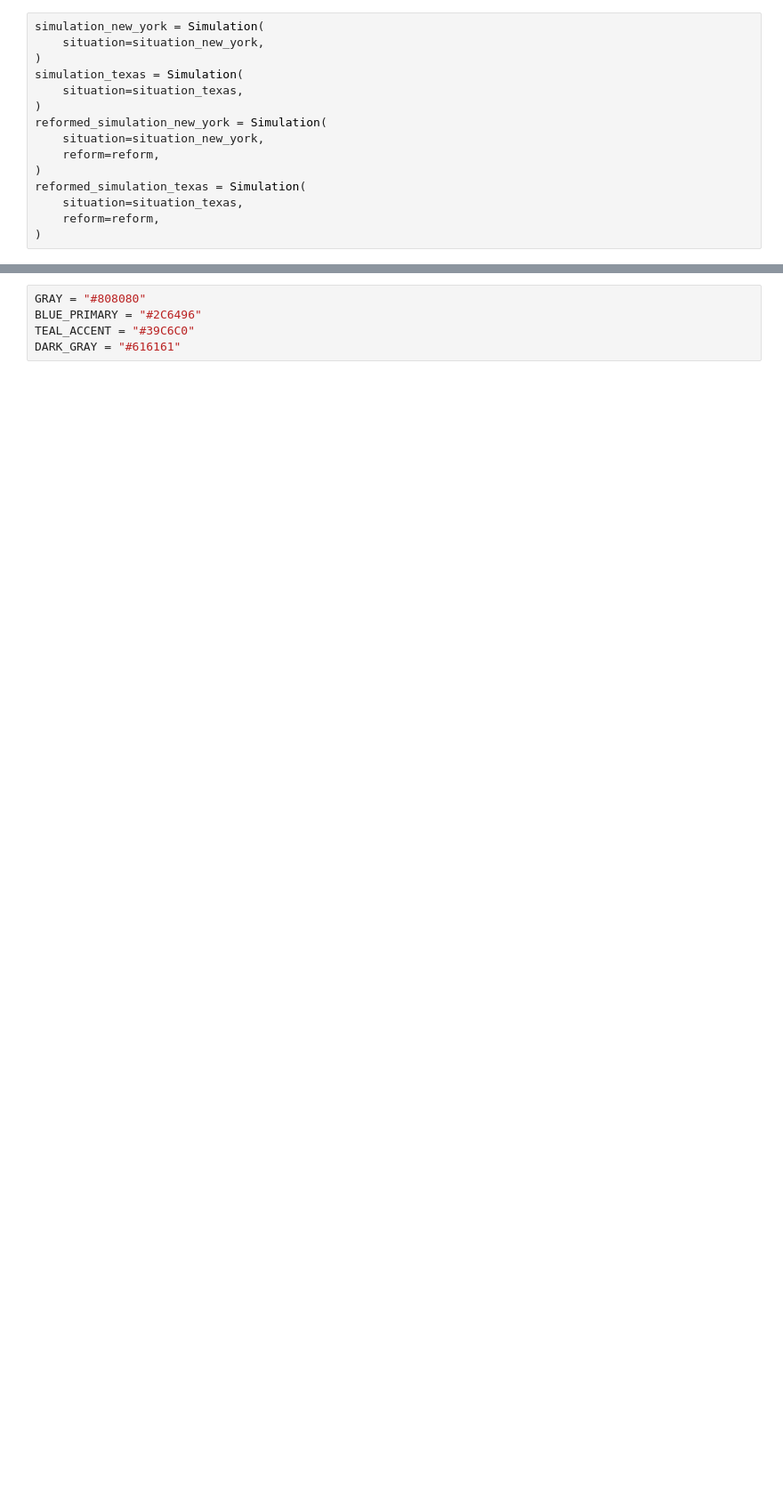
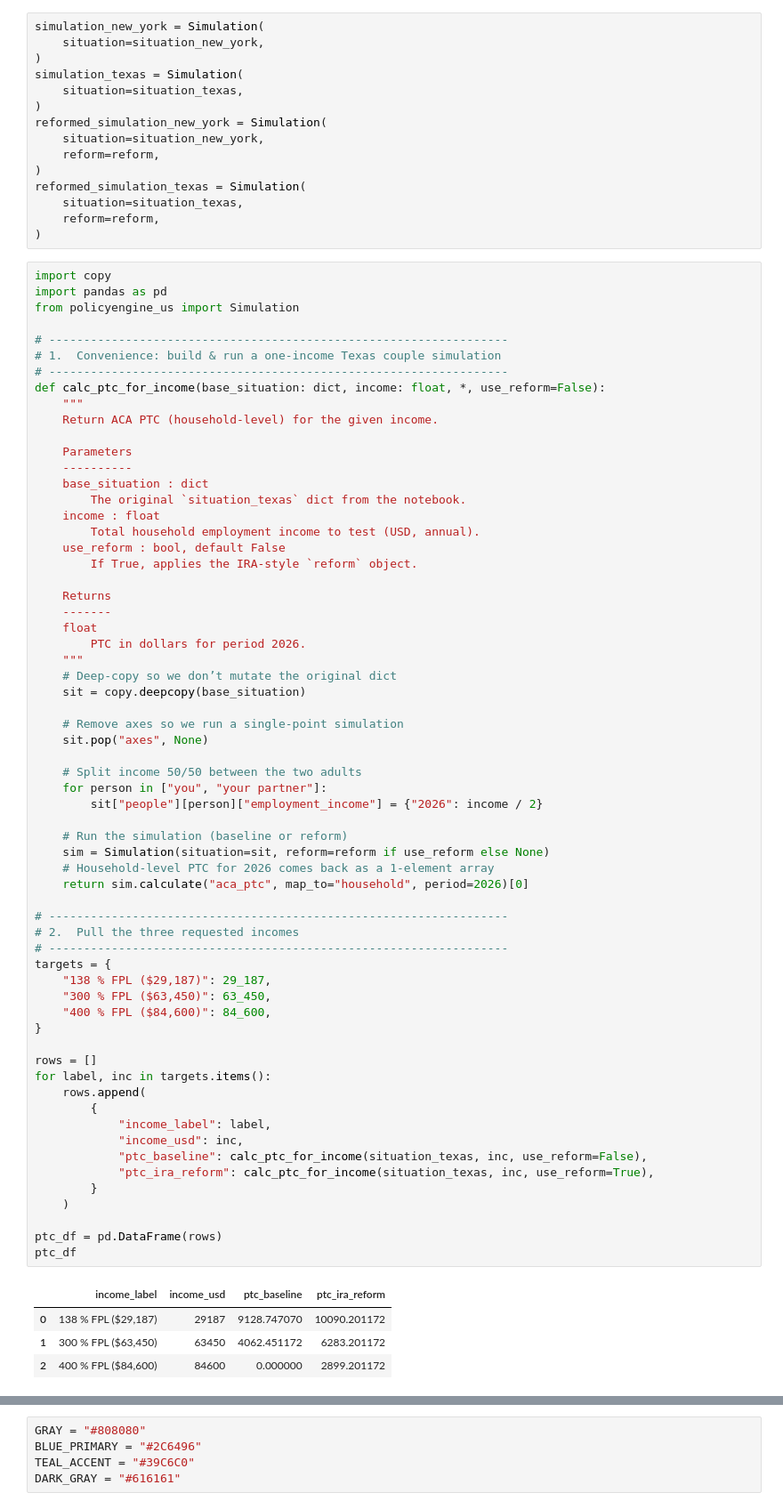
Before and after one commit to PolicyEngine/analysis-notebooks, a Jupyter notebook: us/medicaid/medicaid_households.ipynb, the cells around one changed output, grey strips where cells are left out. Shown at 89% size. Saved outputs shown, nothing was run; the diff lists cells and outputs as text; blank space fills up the shorter version.

```diff
--- a/us/medicaid/medicaid_households.ipynb
+++ b/us/medicaid/medicaid_households.ipynb
@@ -208,3 +208,71 @@ reformed_simulation_texas = Simulation(
     situation=situation_texas,
     reform=reform,
 )
+# %%
+import copy
+import pandas as pd
+from policyengine_us import Simulation
+
+# ------------------------------------------------------------------
+# 1.  Convenience: build & run a one-income Texas couple simulation
+# ------------------------------------------------------------------
+def calc_ptc_for_income(base_situation: dict, income: float, *, use_reform=False):
+    """
+    Return ACA PTC (household-level) for the given income.
+
+    Parameters
+    ----------
+    base_situation : dict
+        The original `situation_texas` dict from the notebook.
+    income : float
+        Total household employment income to test (USD, annual).
+    use_reform : bool, default False
+        If True, applies the IRA-style `reform` object.
+
+    Returns
+    -------
+    float
+        PTC in dollars for period 2026.
+    """
+    # Deep-copy so we don’t mutate the original dict
+    sit = copy.deepcopy(base_situation)
+
+    # Remove axes so we run a single-point simulation
+    sit.pop("axes", None)
+
+    # Split income 50/50 between the two adults
+    for person in ["you", "your partner"]:
+        sit["people"][person]["employment_income"] = {"2026": income / 2}
+
+    # Run the simulation (baseline or reform)
+    sim = Simulation(situation=sit, reform=reform if use_reform else None)
+    # Household-level PTC for 2026 comes back as a 1-element array
+    return sim.calculate("aca_ptc", map_to="household", period=2026)[0]
+
+# ------------------------------------------------------------------
+# 2.  Pull the three requested incomes
+# ------------------------------------------------------------------
+targets = {
+    "138 % FPL ($29,187)": 29_187,
+    "300 % FPL ($63,450)": 63_450,
+    "400 % FPL ($84,600)": 84_600,
+}
+
+rows = []
+for label, inc in targets.items():
+    rows.append(
+        {
+            "income_label": label,
+            "income_usd": inc,
+            "ptc_baseline": calc_ptc_for_income(situation_texas, inc, use_reform=False),
+            "ptc_ira_reform": calc_ptc_for_income(situation_texas, inc, use_reform=True),
+        }
+    )
+
+ptc_df = pd.DataFrame(rows)
+ptc_df
+# %% [output]
+|  | income_label | income_usd | ptc_baseline | ptc_ira_reform |
+| 0 | 138 % FPL ($29,187) | 29187 | 9128.747070 | 10090.201172 |
+| 1 | 300 % FPL ($63,450) | 63450 | 4062.451172 | 6283.201172 |
+| 2 | 400 % FPL ($84,600) | 84600 | 0.000000 | 2899.201172 |
```
Also changed, not shown: parts of 2 cells of this notebook, 3 other files.
